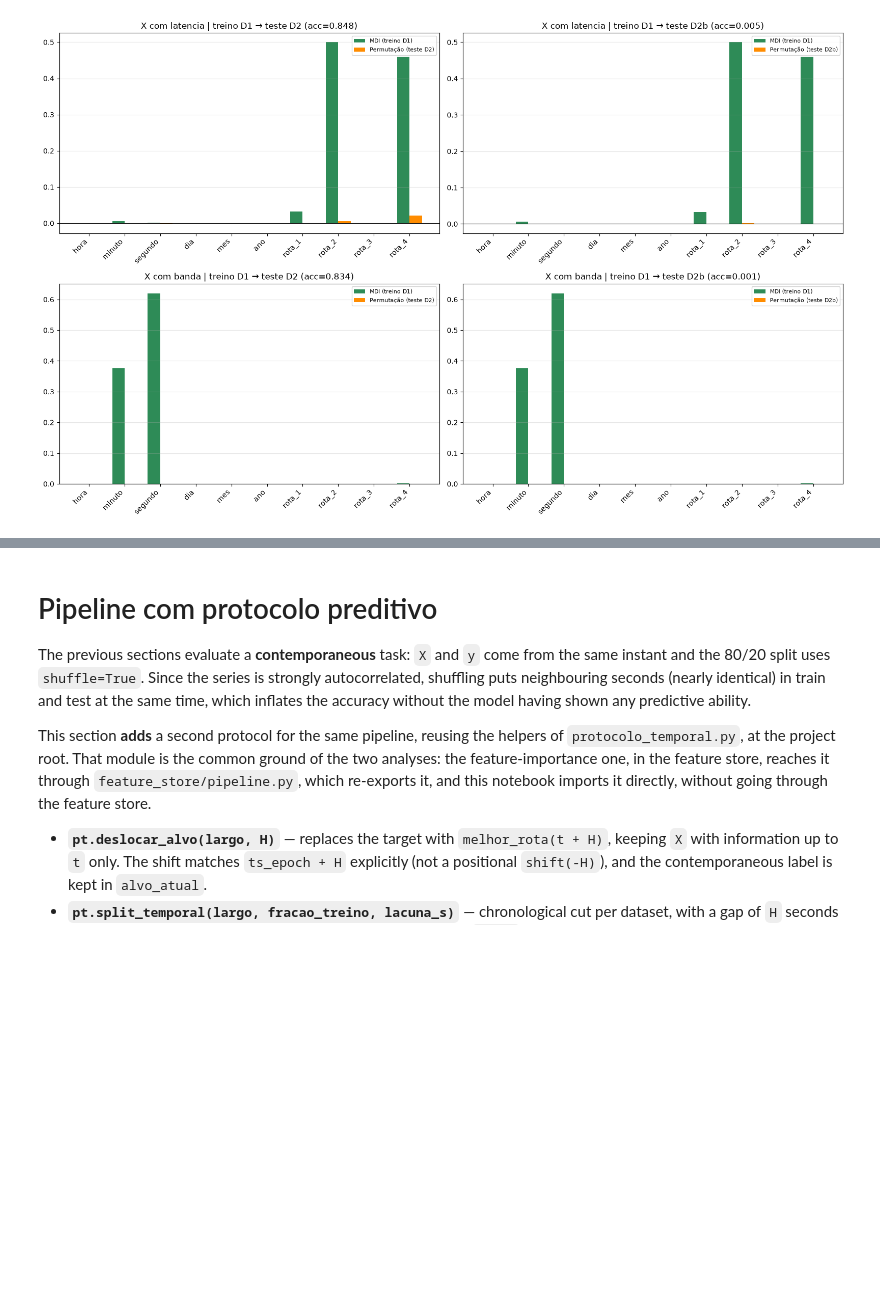
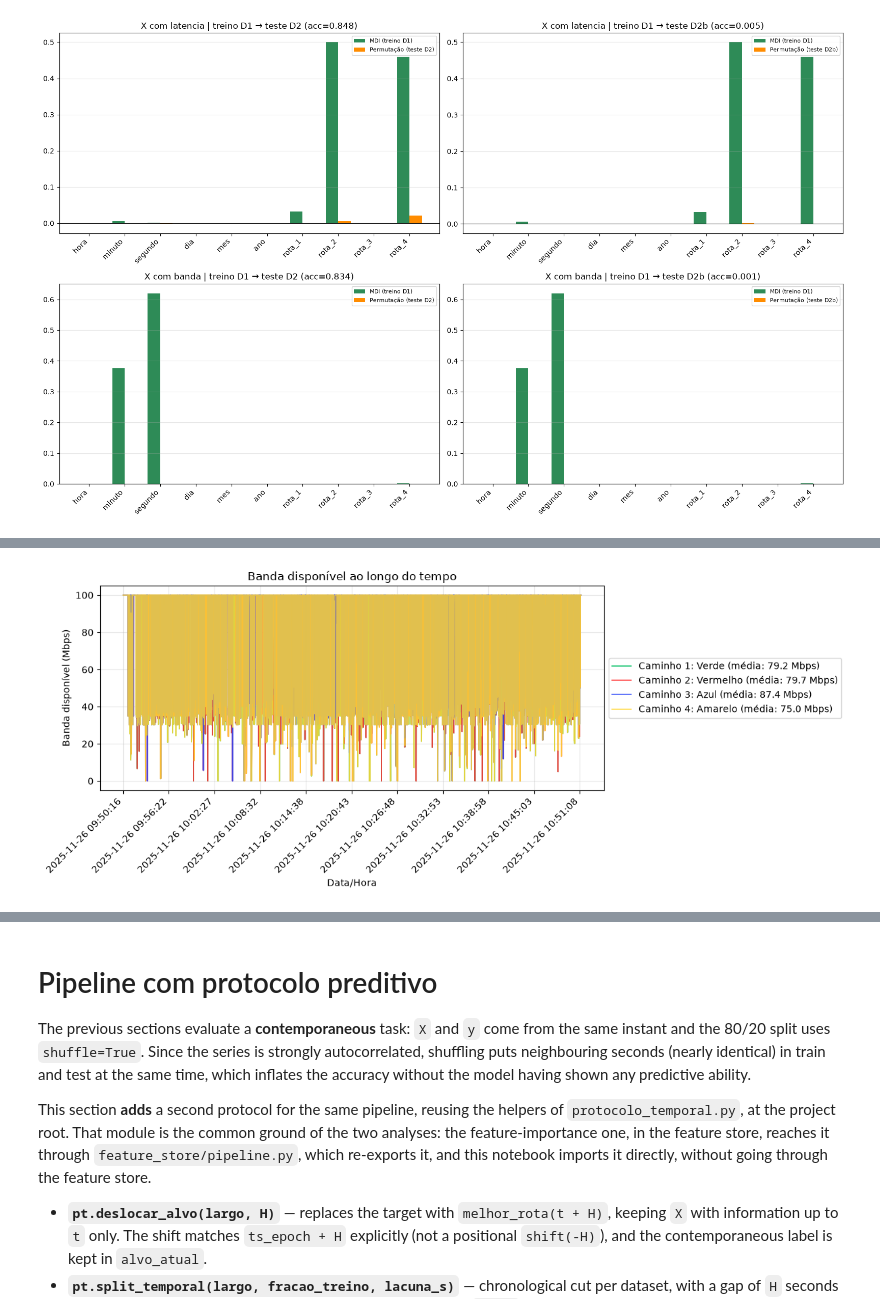
Before and after one commit to auerbeatriz/path-aware-datasets, a Jupyter notebook: Análise_de_modelos_de_ML_para_previsão_de_caminhos.ipynb, the cells around one changed output, grey strips where cells are left out. Cells and saved outputs as stored; diff of their text form; code cells hidden in the pictures; blank space fills up the shorter version.

```diff
--- a/Análise_de_modelos_de_ML_para_previsão_de_caminhos.ipynb
+++ b/Análise_de_modelos_de_ML_para_previsão_de_caminhos.ipynb
@@ -1318,0 +1677,9 @@ plt.show()
+# %%
+X_banda = np.hstack([temporal_features_banda, banda_por_rota])
+y_banda = rotulos_banda
+
+pathIds_banda = list(range(1, banda_por_rota.shape[1] + 1))
+n_classes_banda = len(pathIds_banda)
+
+print(f"Shape: {X_banda.shape}")
+print(pathIds_banda, n_classes_banda)
@@ -1318,0 +1691,7 @@ plt.show()
+# %%
+classes_banda = {}
+for pathId in pathIds_banda:
+    nome = rotas[pathId]["nome"]
+    classes_banda[nome] = pathId
+
+print(classes_banda)
@@ -1318,0 +1721,37 @@ plt.show()
+# %%
+fig, ax = plt.subplots(figsize=(12, 5))
+
+for pathId in pathIds_banda:
+    propriedades = rotas[pathId]
+    nome = propriedades["nome"]
+    cor = propriedades["cor"]
+
+    media = np.nanmean(banda_por_rota[:, pathId - 1])
+    ax.plot(
+        datetimes_banda, banda_por_rota[:, pathId - 1],
+        label=f'Caminho {pathId}: {nome} (média: {media:.1f} Mbps)',
+        color=cor, linewidth=1.2, alpha=0.85
+    )
+
+step = max(1, len(datetimes_banda) // 10)  # mostra +- 10 datas no eixo
+ax.set_xticks(datetimes_banda[::step])
+ax.set_xticklabels(datetimes_banda[::step], rotation=45, ha='right')
+
+# Desativa a notação de offset do matplotlib (ex.: "+9.999e1"), que em datasets com
+# pouca variação (ex: D1, banda quase toda entre 99.99 e 100 Mbps) deixava o eixo Y
+# confuso. Mostra os valores reais diretamente, mantendo o zoom automático nos dados.
+ax.ticklabel_format(axis='y', style='plain', useOffset=False)
+
+banda_min, banda_max = np.nanmin(banda_por_rota), np.nanmax(banda_por_rota)
+margem = max(1.0, (banda_max - banda_min) * 0.05)
+ax.set_ylim(banda_min - margem, banda_max + margem)
+ax.grid(True, alpha=0.3)
+
+ax.legend(loc='center left', bbox_to_anchor=(1.0, 0.5))
+ax.set_xlabel('Data/Hora')
+ax.set_ylabel('Banda disponível (Mbps)')
+ax.set_title('Banda disponível ao longo do tempo')
+plt.tight_layout()
+plt.show()
+# %% [output]
+[figure, added]
```
Also changed, not shown: parts of 31 cells of this notebook, 50 other files.
